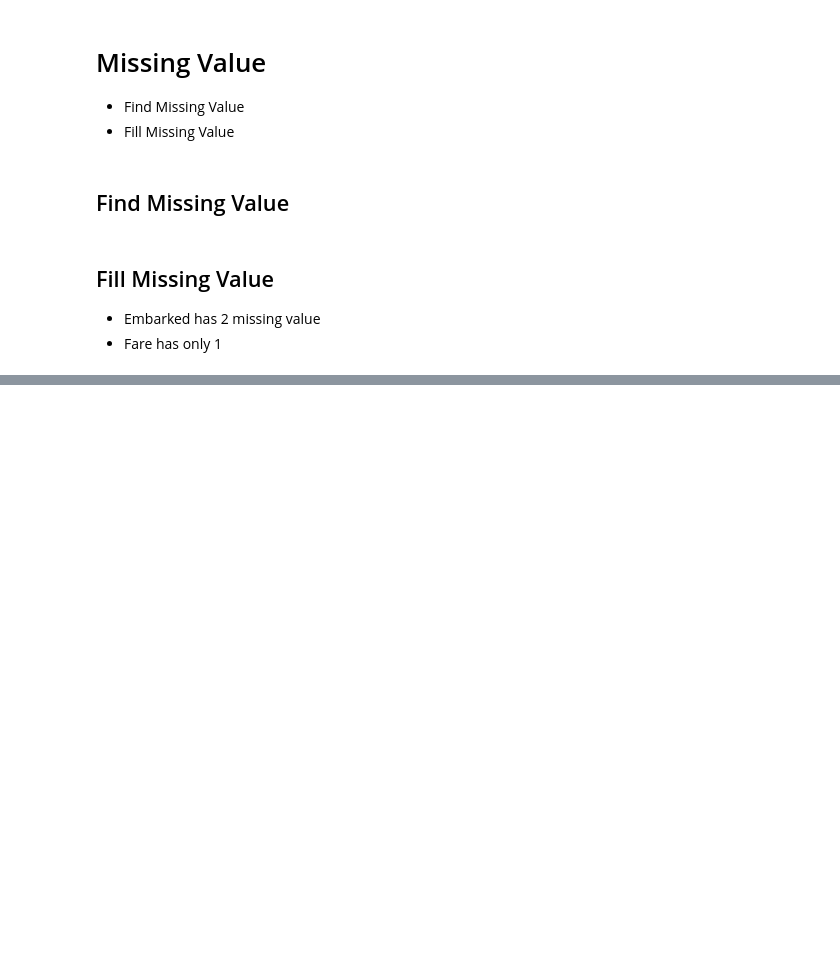
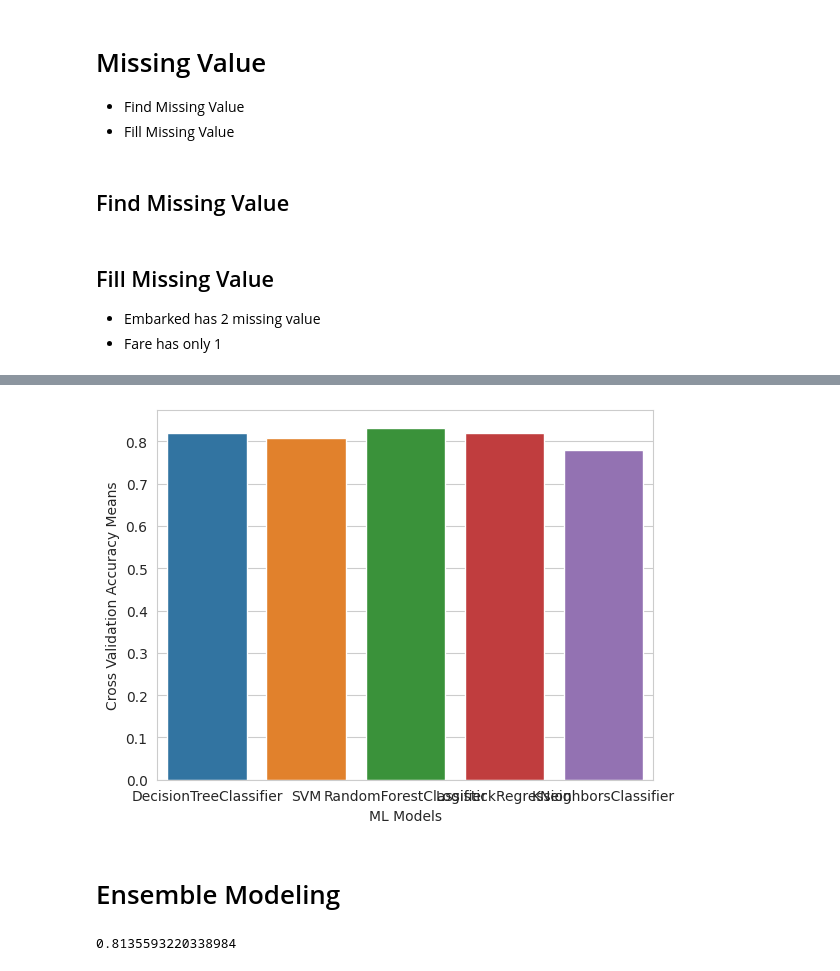
Before and after one commit to kilicasu/titanic, a Jupyter notebook: titanik-eda.ipynb, the cells around one changed output, grey strips where cells are left out. Cells and saved outputs as stored; diff of their text form; code cells hidden in the pictures; blank space fills up the shorter version.

```diff
--- a/titanik-eda.ipynb
+++ b/titanik-eda.ipynb
@@ -213,0 +476,9 @@ train_df[train_df["Fare"].isnull()]
+# %%
+train = train_df[:train_df_len]
+X_train = train.drop(labels = "Survived", axis = 1)
+y_train = train["Survived"]
+X_train,X_test,y_train,y_test = train_test_split(X_train,y_train,test_size = 0.33,random_state = 42)
+print("X_train",len(X_train))
+print("X_test",len(X_test))
+print("y_train",len(y_train))
+print("y_test",len(y_test))
@@ -213,0 +487,12 @@ train_df[train_df["Fare"].isnull()]
+# %%
+from sklearn.impute import SimpleImputer
+# Eksik değerleri ortalama ile doldurma
+imputer = SimpleImputer(strategy="mean")
+X_train_imputed = imputer.fit_transform(X_train)
+X_test_imputed = imputer.transform(X_test)
+logreg = LogisticRegression(max_iter = 1000)
+logreg.fit(X_train_imputed,y_train)
+acc_log_train = round(logreg.score(X_train_imputed,y_train)*100,2)
+acc_log_test = round(logreg.score(X_test_imputed,y_test)*100,2)
+print("Training Accuracy: % {} ".format(acc_log_train))
+print("Testing Accuracy: % {}".format(acc_log_test))
@@ -213,0 +558,9 @@ train_df[train_df["Fare"].isnull()]
+# %%
+cv_result = []
+best_estimators = []
+for i in range(len(classifiers)):
+    clf = GridSearchCV(estimator = classifier[i],param_grid = classifier_param[i],cv = StratifiedKFold(n_splits = 10),scoring = "accuracy",n_jobs = -1,verbose = 1)
+    clf.fit(X_train,y_train)
+    cv_result.append(clf.best_score_)
+    best_estimators.append(clf.best_estimator_)
+    print(cv_result[i])
@@ -213,0 +578,3 @@ train_df[train_df["Fare"].isnull()]
+# %%
+cv_results = pd.DataFrame({"Cross Validation Accuracy Means":cv_result,"ML Models":["DecisionTreeClassifier","SVM","RandomForestClassifier","LogistickRegression","KNeighborsClassifier"]})
+cv_results
@@ -213,0 +588,19 @@ train_df[train_df["Fare"].isnull()]
+# %%
+# The selection of the best model and the best hyperparameters has been completed.
+s = sns.barplot(cv_results, x = "ML Models", y = "Cross Validation Accuracy Means")
+# %% [output]
+[figure, added]
+# %% [markdown]
+# Ensemble Modeling
+# %%
+# modellerin tahminiyle en yaygın oy ile son tahmini verir
+votingC = VotingClassifier(estimators = [("dt",best_estimators[0]),
+                                         ("rfc",best_estimators[2]),
+                                         ("lr",best_estimators[3])],
+                                         voting = "soft",n_jobs = -1)
+
+
+votingC  = votingC.fit(X_train,y_train)
+print(accuracy_score(votingC.predict(X_test),y_test))
+# %% [output]
+0.8135593220338984
```
Also changed, not shown: parts of 85 cells of this notebook.
